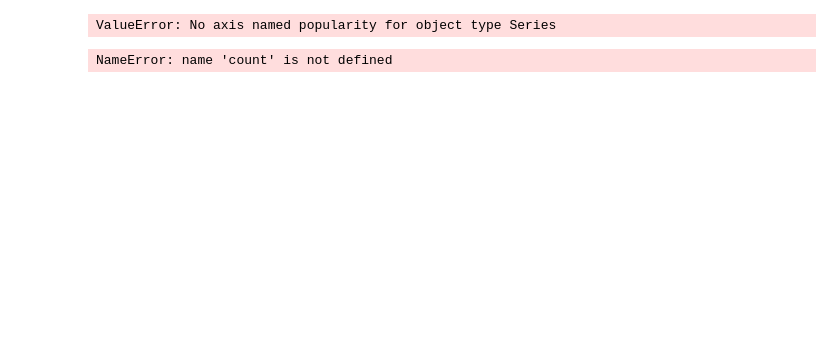
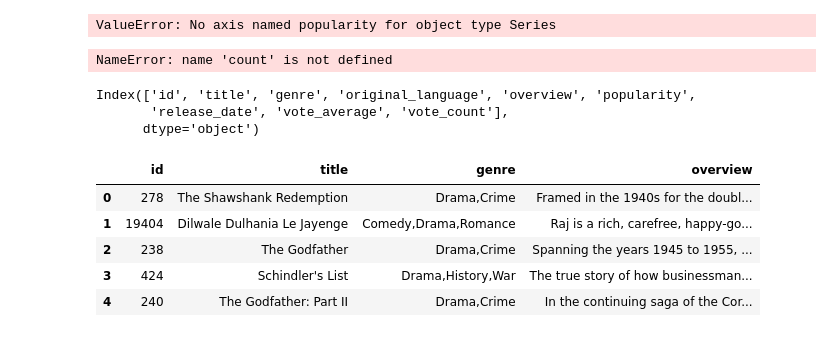
Before and after one commit to juliettmwaura/Netflix-Recommender-System-, a Jupyter notebook: netflix_recc.ipynb, the cells around one changed output. Drawn from its saved outputs; the diff is of its cells as text; code cells hidden in the pictures; blank space fills up the shorter version.

```diff
--- a/netflix_recc.ipynb
+++ b/netflix_recc.ipynb
@@ -187,3 +176,19 @@ import matplotlib.pyplot as plt
 # %%
 # %% [output]
 NameError: name 'count' is not defined
+# %%
+df.columns
+# %% [output]
+Index(['id', 'title', 'genre', 'original_language', 'overview', 'popularity',
+       'release_date', 'vote_average', 'vote_count'],
+      dtype='object')
+# %%
+new_df = df.drop(['original_language','popularity','release_date','vote_average','vote_count'],axis=1)
+new_df.head()
+# %% [output]
+|  | id | title | genre | overview |
+| 0 | 278 | The Shawshank Redemption | Drama,Crime | Framed in the 1940s for the doubl... |
+| 1 | 19404 | Dilwale Dulhania Le Jayenge | Comedy,Drama,Romance | Raj is a rich, carefree, happy-go... |
+| 2 | 238 | The Godfather | Drama,Crime | Spanning the years 1945 to 1955, ... |
+| 3 | 424 | Schindler's List | Drama,History,War | The true story of how businessman... |
+| 4 | 240 | The Godfather: Part II | Drama,Crime | In the continuing saga of the Cor... |
```
Also changed, not shown: parts of 27 cells of this notebook.
